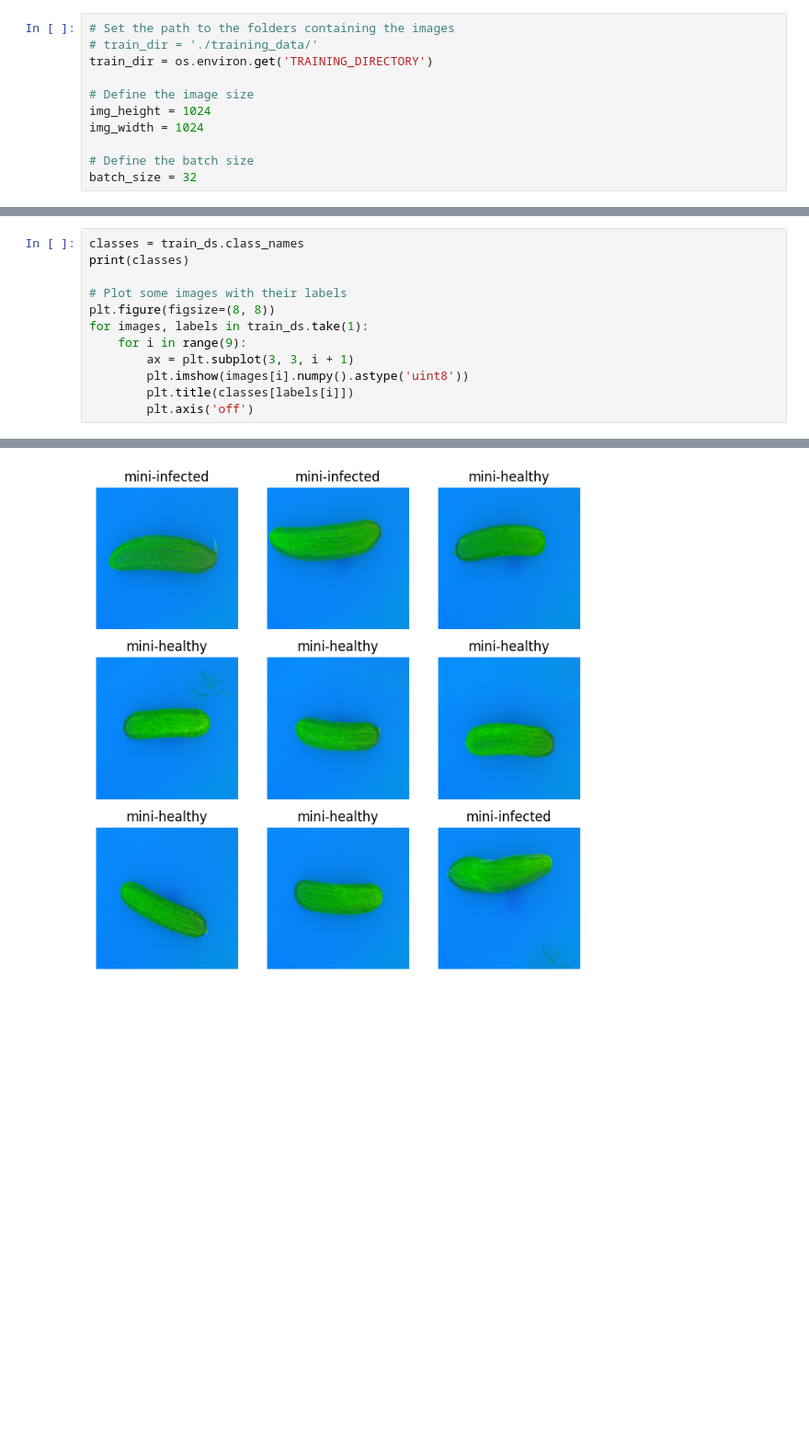
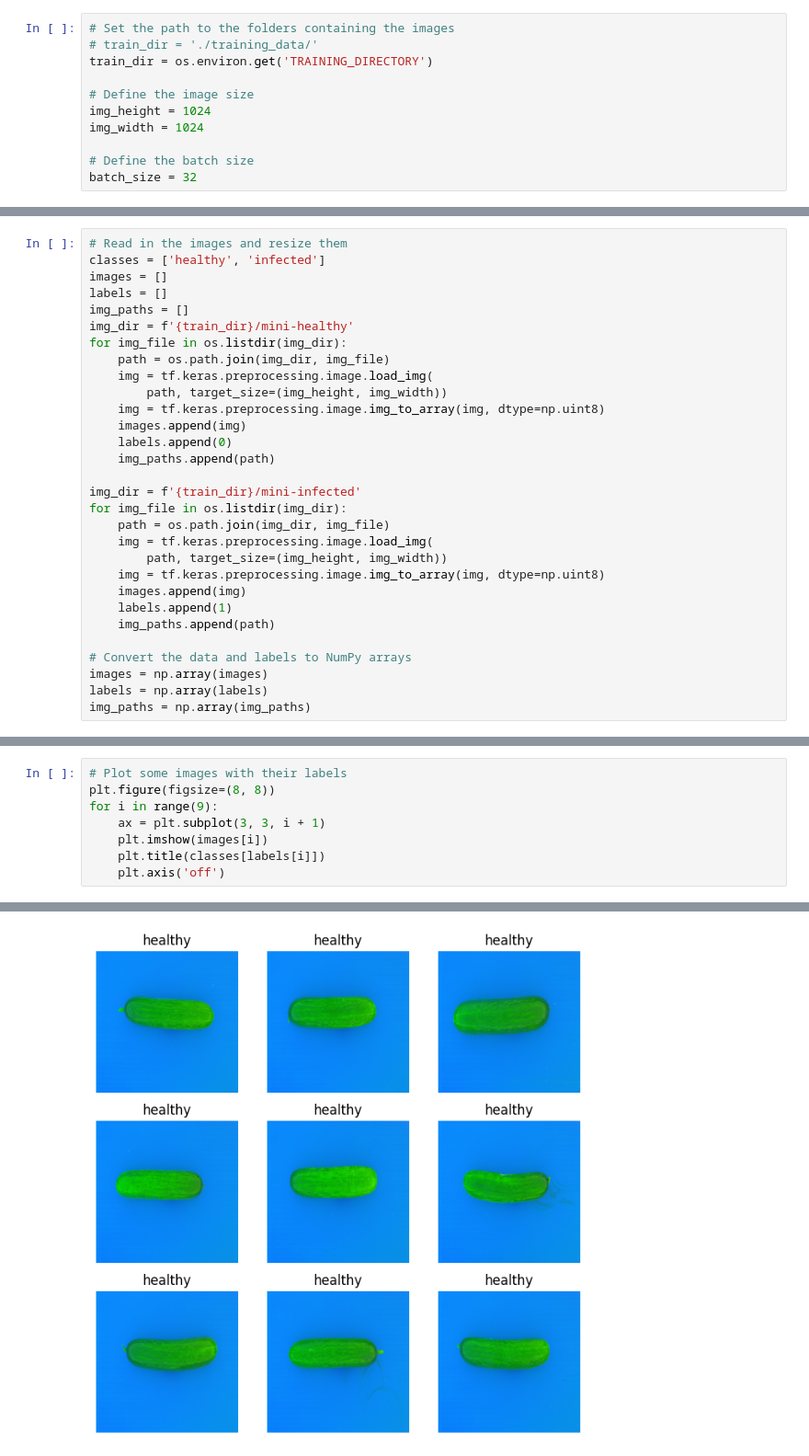
Before and after one commit to Niklas-Mezynski/fontys-cucumber-disease-ai-model, a Jupyter notebook: img_pre_processing_final_procedure.ipynb, the cells around one changed output, grey strips where cells are left out. Shown at 92% size. Cells and saved outputs as stored; diff of their text form; blank space fills up the shorter version.

Commit message:
Pipeline start and data cleanup script

```diff
--- a/img_pre_processing_final_procedure.ipynb
+++ b/img_pre_processing_final_procedure.ipynb
@@ -40,0 +27,30 @@ Using 408 files for validation.
+# %%
+# Read in the images and resize them
+classes = ['healthy', 'infected']
+images = []
+labels = []
+img_paths = []
+img_dir = f'{train_dir}/mini-healthy'
+for img_file in os.listdir(img_dir):
+    path = os.path.join(img_dir, img_file)
+    img = tf.keras.preprocessing.image.load_img(
+        path, target_size=(img_height, img_width))
+    img = tf.keras.preprocessing.image.img_to_array(img, dtype=np.uint8)
+    images.append(img)
+    labels.append(0)
+    img_paths.append(path)
+
+img_dir = f'{train_dir}/mini-infected'
+for img_file in os.listdir(img_dir):
+    path = os.path.join(img_dir, img_file)
+    img = tf.keras.preprocessing.image.load_img(
+        path, target_size=(img_height, img_width))
+    img = tf.keras.preprocessing.image.img_to_array(img, dtype=np.uint8)
+    images.append(img)
+    labels.append(1)
+    img_paths.append(path)
+
+# Convert the data and labels to NumPy arrays
+images = np.array(images)
+labels = np.array(labels)
+img_paths = np.array(img_paths)
@@ -41,13 +61,9 @@ Using 408 files for validation.
 # %%
-classes = train_ds.class_names
-print(classes)
-
 # Plot some images with their labels
 plt.figure(figsize=(8, 8))
-for images, labels in train_ds.take(1):
-    for i in range(9):
-        ax = plt.subplot(3, 3, i + 1)
-        plt.imshow(images[i].numpy().astype('uint8'))
-        plt.title(classes[labels[i]])
-        plt.axis('off')
+for i in range(9):
+    ax = plt.subplot(3, 3, i + 1)
+    plt.imshow(images[i])
+    plt.title(classes[labels[i]])
+    plt.axis('off')
 # %% [output]
@@ -55 +70 @@ for images, labels in train_ds.take(1):
-[figure, old version]
+[figure, new version]
```
Also changed, not shown: parts of 13 cells of this notebook, 2 other files.
